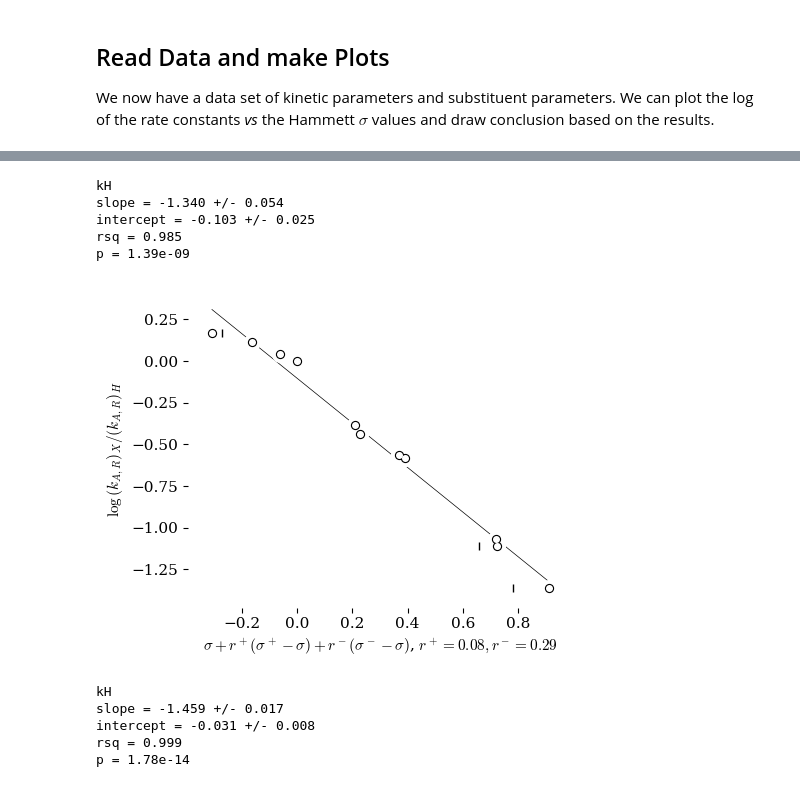
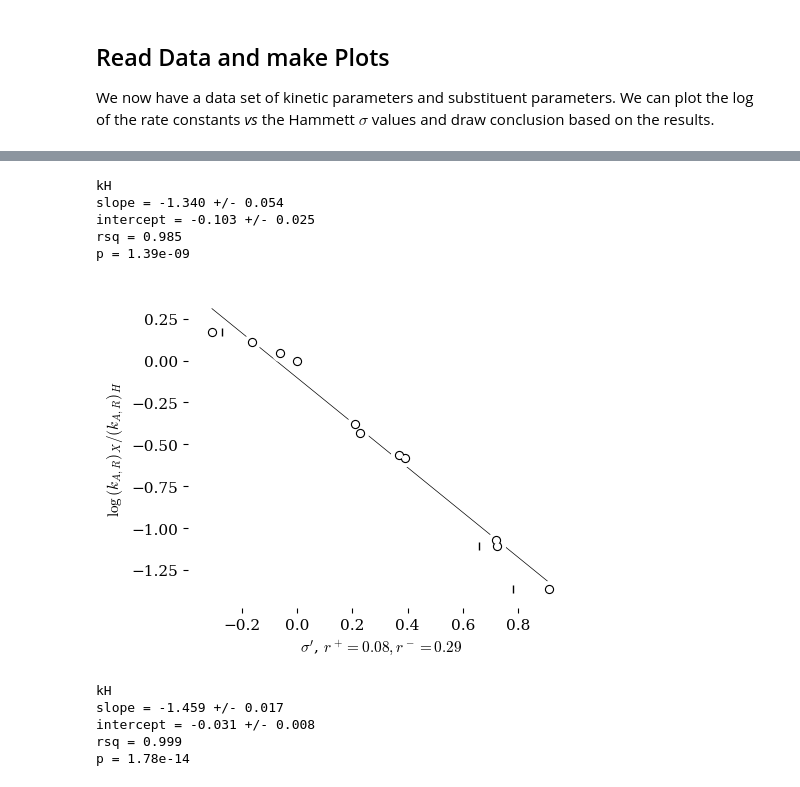
Before and after one commit to blinkletter/4410PythonNotebooks, a Jupyter notebook: Class_23/23-Figure4Paper_Hammett_Acid_Rate.ipynb, the cells around one changed output, grey strips where cells are left out. Saved outputs shown, nothing was run; the diff lists cells and outputs as text; code cells hidden in the pictures.

```diff
--- a/Class_23/23-Figure4Paper_Hammett_Acid_Rate.ipynb
+++ b/Class_23/23-Figure4Paper_Hammett_Acid_Rate.ipynb
@@ -163,7 +163,7 @@ elif sigmatype == "sigma":
 else:
     x_label = "ERROR"
 
-x_label = "$\sigma + r^+(\sigma^+ - \sigma) + r^-(\sigma^- - \sigma)$, $r^+ = "+str(r_plus)+", r^- = "+str(r_minus)+"$"
+x_label = "$\sigma^\prime$, $r^+ = "+str(r_plus)+", r^- = "+str(r_minus)+"$"
 
 ax.set(
 #    title="Yukawa-Tsuno Plot",
@@ -171,34 +171,34 @@ ax.set(
           xlabel=x_label,
 #          xlim=[-.9,.9],
 #          ylim=[-3.7,-2.7]
          )
 
 
 ##############################
 
 linfit = linregress(x,y)
 fity = linfit.slope * x + linfit.intercept
 
 ax.plot(x, fity, color='black', zorder=1, linewidth=0.5)
 
 ax.scatter(x,y, s=128, color="white", marker='o', zorder=3)
 ax.scatter(x,y, s=32, color="black", marker='o', zorder=3)
 ax.scatter(x,y, s=16, color="white", marker='o', zorder=3)
 
 ax.scatter(df["sigma"],y, color="black", marker='|', zorder=2)
 #ax.scatter(df["s_minus"],y, color="black", marker='|', zorder=2)
 
 Report(column, linfit)   # use the 'Report' function to output the line fit parameters
 
 fig.savefig("plotIYK_Fig4+0.08+0.28.pdf")   # use this to save the figure in PDF format
 plt.show()
 # %% [output]
 kH
 slope = -1.340 +/- 0.054
 intercept = -0.103 +/- 0.025
 rsq = 0.985
 p = 1.39e-09
-[figure, old version]
+[figure, new version]
 # %%
 df = result.copy()
 
```
Also changed, not shown: parts of 2 cells of this notebook, 7 other files.
